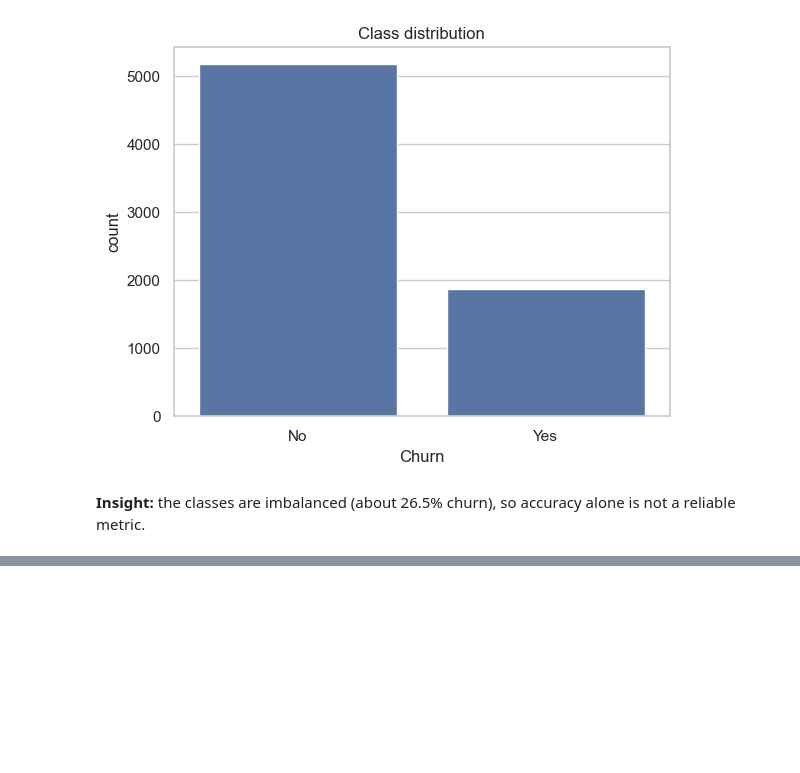
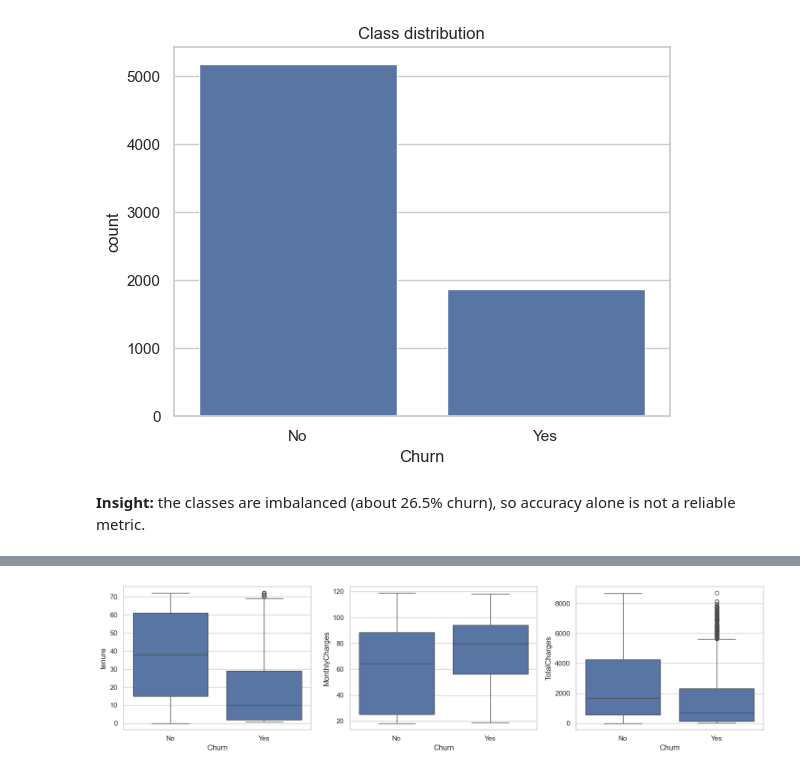
Before and after one commit to methuliH/telco-churn-coursework, a Jupyter notebook: notebooks/Task_01.ipynb, the cells around one changed output, grey strips where cells are left out. Saved outputs shown, nothing was run; the diff lists cells and outputs as text; code cells hidden in the pictures; blank space fills up the shorter version.

```diff
--- a/notebooks/Task_01.ipynb
+++ b/notebooks/Task_01.ipynb
@@ -149,0 +162,9 @@ Name: count, dtype: float64
+# %%
+# Boxplots of the numeric features by churn, to compare medians, spread and outliers between churners and non-churners.
+fig, axes = plt.subplots(1, 3, figsize=(15, 4))
+for ax, col in zip(axes, num_cols):
+    sns.boxplot(data=df, x='Churn', y=col, ax=ax)
+plt.tight_layout()
+plt.show()
+# %% [output]
+[figure, added]
```
Also changed, not shown: parts of 2 cells of this notebook.
